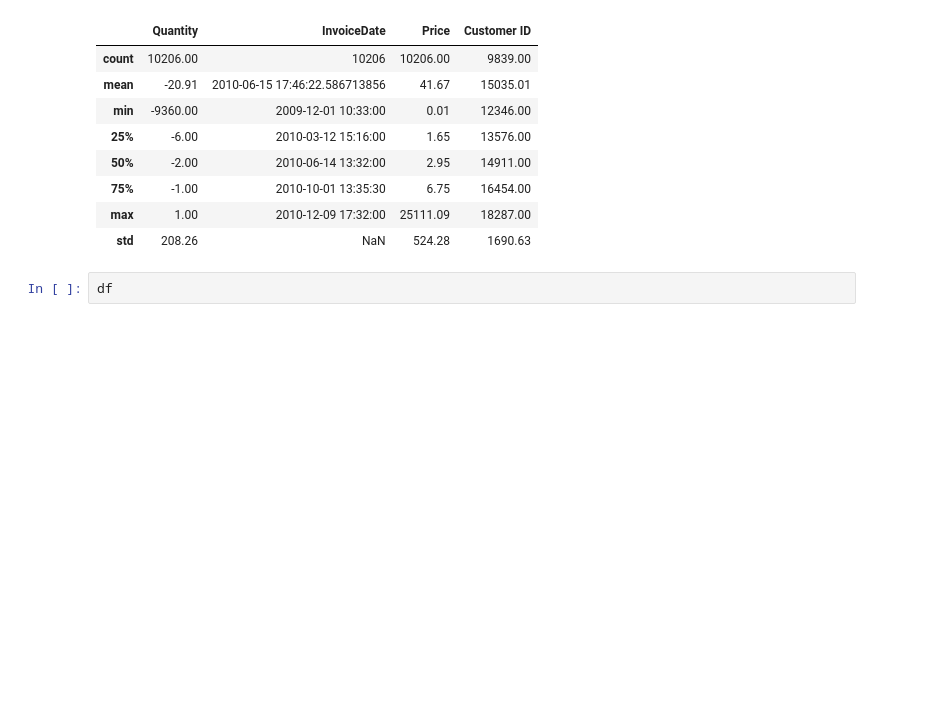
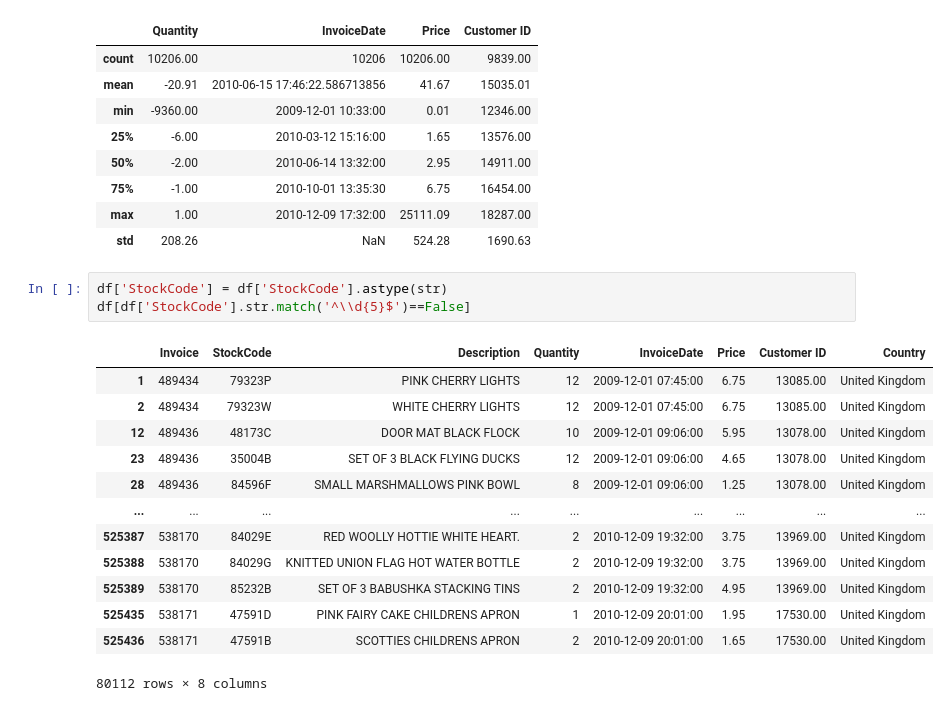
Before and after one commit to mssobiadallah/online_retail_clust, a Jupyter notebook: online_retail_clustering.ipynb, the cells around one changed output. Drawn from its saved outputs; the diff is of its cells as text; blank space fills up the shorter version.

```diff
--- a/online_retail_clustering.ipynb
+++ b/online_retail_clustering.ipynb
@@ -173,5 +173,20 @@ df[df['Invoice'].str.startswith('C')].describe()
 | 75% | -1.00 | 2010-10-01 13:35:30 | 6.75 | 16454.00 |
 | max | 1.00 | 2010-12-09 17:32:00 | 25111.09 | 18287.00 |
 | std | 208.26 | NaN | 524.28 | 1690.63 |
-# %%
-df
+# %%
+df['StockCode'] = df['StockCode'].astype(str)
+df[df['StockCode'].str.match('^\\d{5}$')==False]
+# %% [output]
+|  | Invoice | StockCode | Description | Quantity | InvoiceDate | Price | Customer ID | Country |
+| 1 | 489434 | 79323P | PINK CHERRY LIGHTS | 12 | 2009-12-01 07:45:00 | 6.75 | 13085.00 | United Kingdom |
+| 2 | 489434 | 79323W | WHITE CHERRY LIGHTS | 12 | 2009-12-01 07:45:00 | 6.75 | 13085.00 | United Kingdom |
+| 12 | 489436 | 48173C | DOOR MAT BLACK FLOCK | 10 | 2009-12-01 09:06:00 | 5.95 | 13078.00 | United Kingdom |
+| 23 | 489436 | 35004B | SET OF 3 BLACK FLYING DUCKS | 12 | 2009-12-01 09:06:00 | 4.65 | 13078.00 | United Kingdom |
+| 28 | 489436 | 84596F | SMALL MARSHMALLOWS PINK BOWL | 8 | 2009-12-01 09:06:00 | 1.25 | 13078.00 | United Kingdom |
+| ... | ... | ... | ... | ... | ... | ... | ... | ... |
+| 525387 | 538170 | 84029E | RED WOOLLY HOTTIE WHITE HEART. | 2 | 2010-12-09 19:32:00 | 3.75 | 13969.00 | United Kingdom |
+| 525388 | 538170 | 84029G | KNITTED UNION FLAG HOT WATER BOTTLE | 2 | 2010-12-09 19:32:00 | 3.75 | 13969.00 | United Kingdom |
+| 525389 | 538170 | 85232B | SET OF 3 BABUSHKA STACKING TINS | 2 | 2010-12-09 19:32:00 | 4.95 | 13969.00 | United Kingdom |
+| 525435 | 538171 | 47591D | PINK FAIRY CAKE CHILDRENS APRON | 1 | 2010-12-09 20:01:00 | 1.95 | 17530.00 | United Kingdom |
+| 525436 | 538171 | 47591B | SCOTTIES CHILDRENS APRON | 2 | 2010-12-09 20:01:00 | 1.65 | 17530.00 | United Kingdom |
+80112 rows × 8 columns
```
Also changed, not shown: parts of 22 cells of this notebook.
